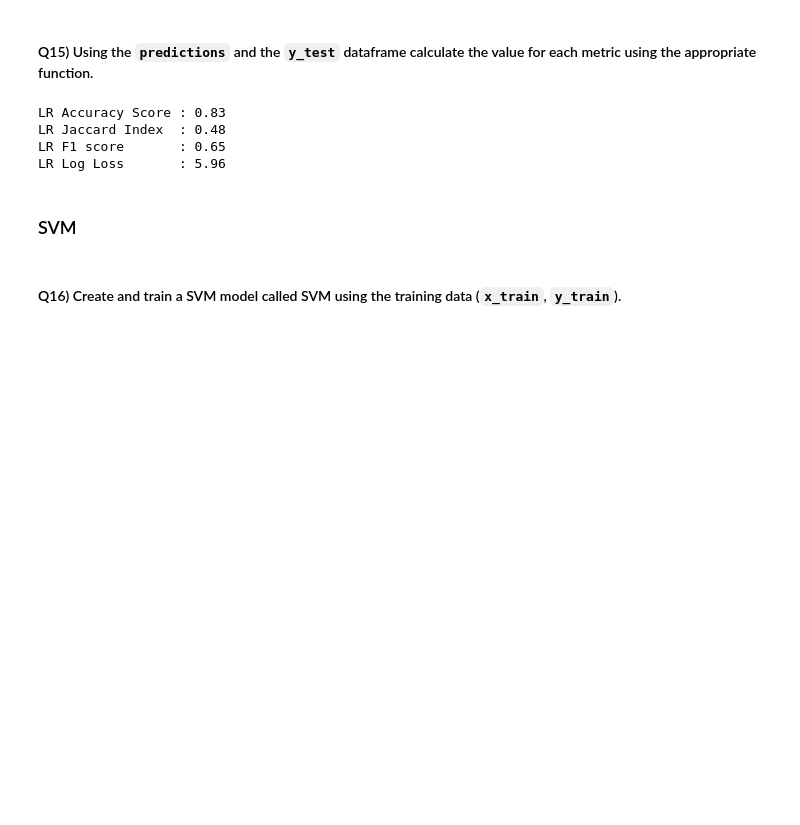
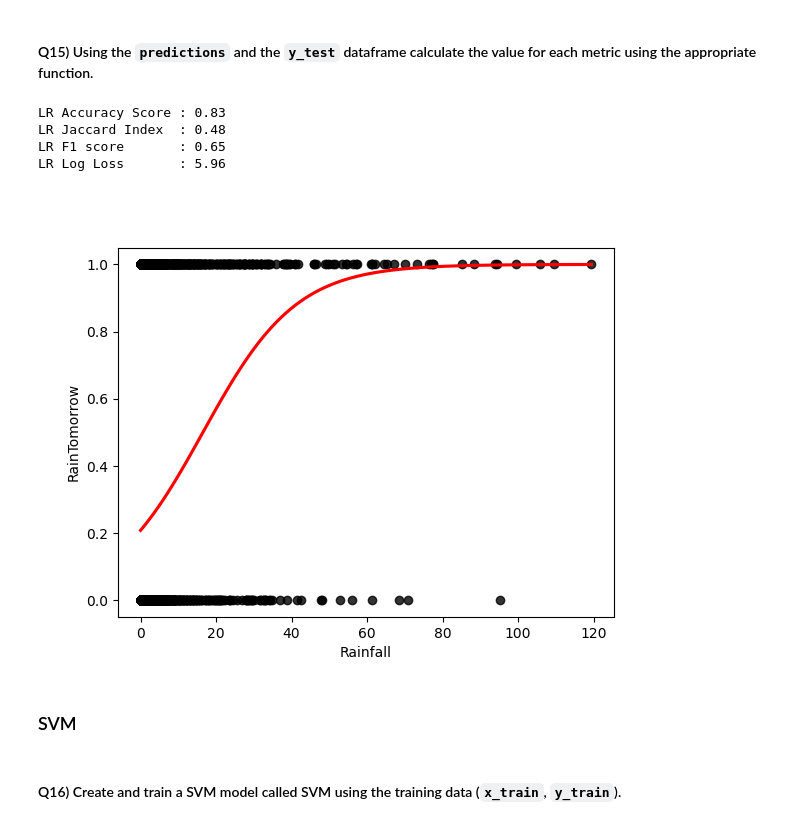
Before and after one commit to Bhuribhat/IBM-Data-Science, a Jupyter notebook: 9. Machine Learning/Week 5 - Final Project/Rain_Prediction.ipynb, the cells around one changed output. Saved outputs shown, nothing was run; the diff lists cells and outputs as text; code cells hidden in the pictures; blank space fills up the shorter version.

```diff
--- a/9. Machine Learning/Week 5 - Final Project/Rain_Prediction.ipynb
+++ b/9. Machine Learning/Week 5 - Final Project/Rain_Prediction.ipynb
@@ -340,6 +362,17 @@ LR Accuracy Score : 0.83
 LR Jaccard Index  : 0.48
 LR F1 score       : 0.65
 LR Log Loss       : 5.96
+# %%
+# define the predictor variable and the response variable
+x = 'Rainfall'
+y = 'RainTomorrow'
+
+# plot logistic regression curve with black points and red line
+sns.regplot(x=x, y=y, data=df_sydney_processed, logistic=True, ci=None,
+            scatter_kws={'color': 'black'}, line_kws={'color': 'red'})
+plt.show()
+# %% [output]
+[figure, added]
 # %% [markdown]
 ### SVM
 # %% [markdown]
```
Also changed, not shown: parts of 6 cells of this notebook, 3 other files.
